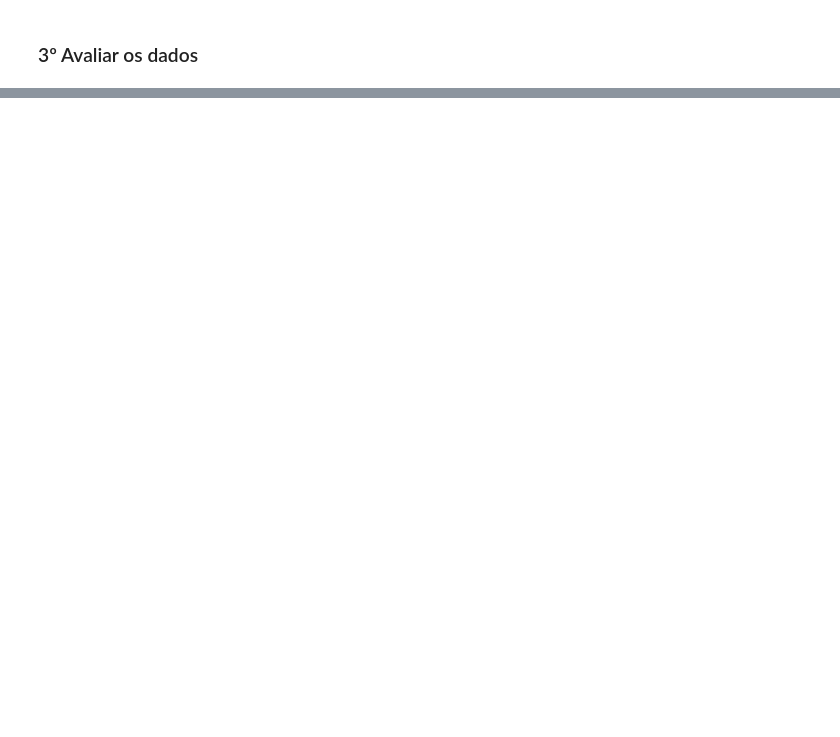
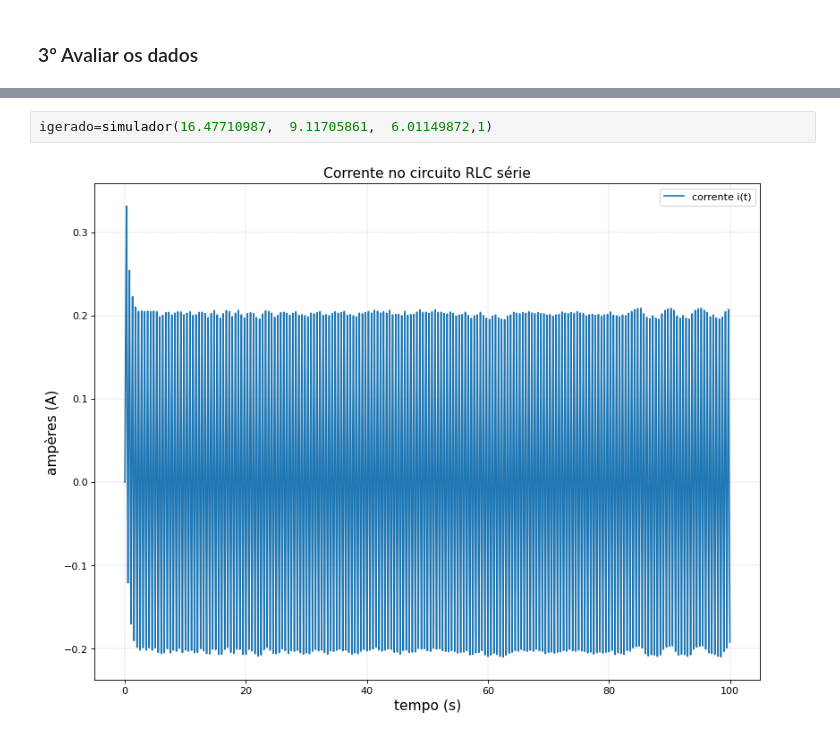
Before and after one commit to ygordealmeida/Electricalcircuit_predictvalues, a Jupyter notebook: simulador.ipynb, the cells around one changed output, grey strips where cells are left out. Cells and saved outputs as stored; diff of their text form; blank space fills up the shorter version.

```diff
--- a/simulador.ipynb
+++ b/simulador.ipynb
@@ -204,0 +462,4 @@ simulador(5.92417385e+03, 3.95611159e+01, 8.71784259e-05,1)
+# %%
+igerado=simulador(16.47710987,  9.11705861,  6.01149872,1)
+# %% [output]
+[figure, added]
```
Also changed, not shown: parts of 26 cells of this notebook.
